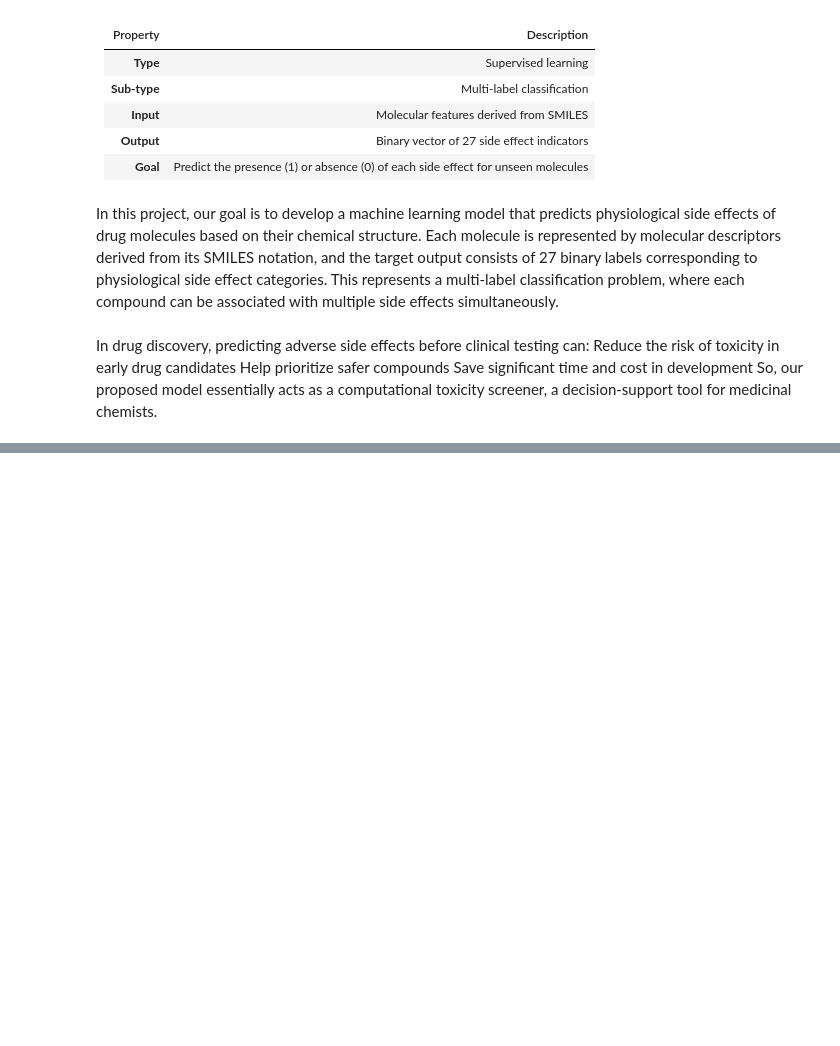
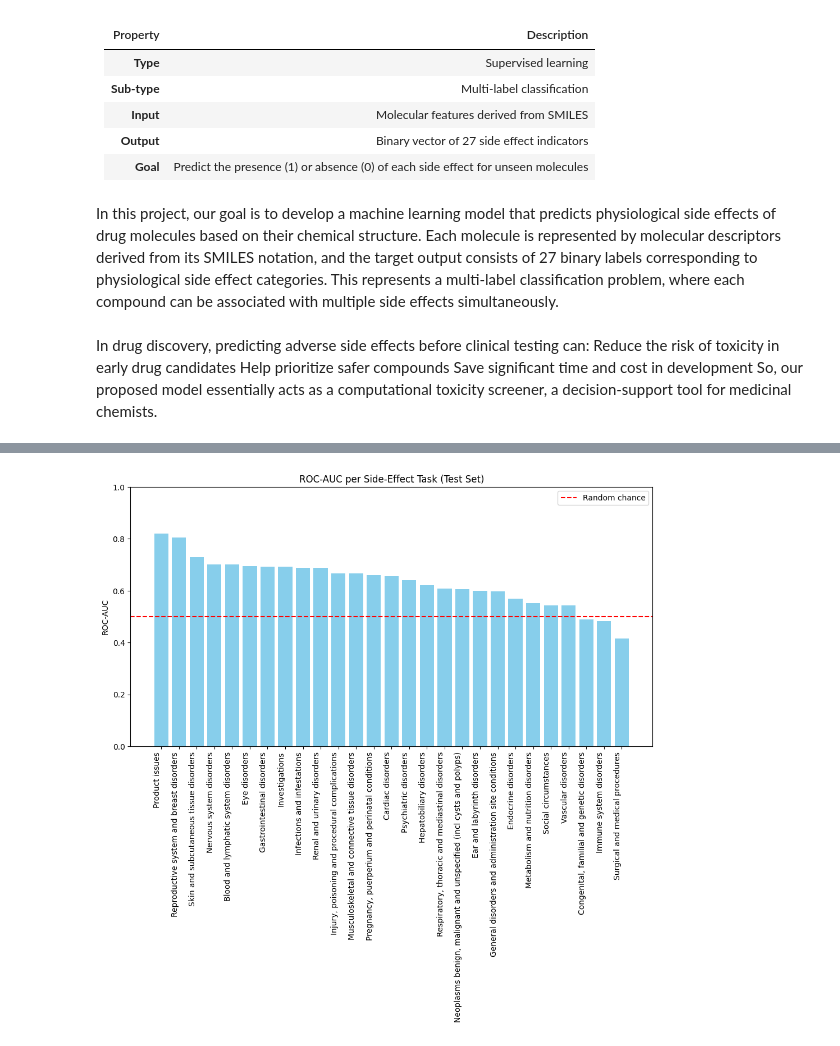
Before and after one commit to bbarthougatica/ChmInf, a Jupyter notebook: cheminf_latin.ipynb, the cells around one changed output, grey strips where cells are left out. Drawn from its saved outputs; the diff is of its cells as text; code cells hidden in the pictures; blank space fills up the shorter version.

```diff
--- a/cheminf_latin.ipynb
+++ b/cheminf_latin.ipynb
@@ -204,0 +284,11 @@ ValueError: could not convert string to float: 'C(CNCCNCCNCCN)N'
+# %%
+# random forest classifier
+from sklearn.ensemble import RandomForestClassifier
+
+rf = RandomForestClassifier(
+    n_estimators=300,
+    max_depth=None,
+    random_state=0,
+    n_jobs=-1 # allows for parallel computation
+
+)
@@ -204,0 +683,17 @@ ValueError: could not convert string to float: 'C(CNCCNCCNCCN)N'
+# %%
+import matplotlib.pyplot as plt
+
+# Sort tasks by ROC-AUC for better visualization
+roc_sorted = results_test_df.sort_values(by="ROC-AUC", ascending=False)
+
+plt.figure(figsize=(12, 6))
+plt.bar(roc_sorted["Task"], roc_sorted["ROC-AUC"], color="skyblue")
+plt.axhline(0.5, color="red", linestyle="--", label="Random chance")
+plt.xticks(rotation=90, ha="right")
+plt.ylim(0, 1)
+plt.ylabel("ROC-AUC")
+plt.title("ROC-AUC per Side-Effect Task (Test Set)")
+plt.legend()
+plt.show()
+# %% [output]
+[figure, added]
```
Also changed, not shown: parts of 33 cells of this notebook.
